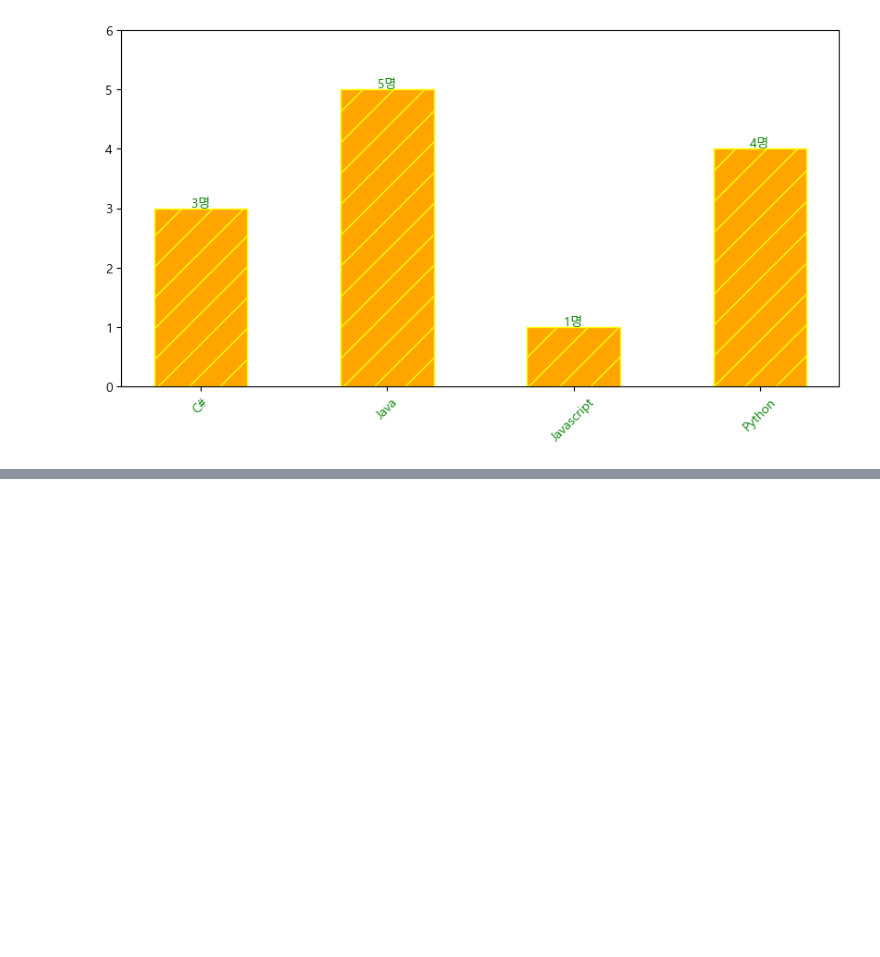
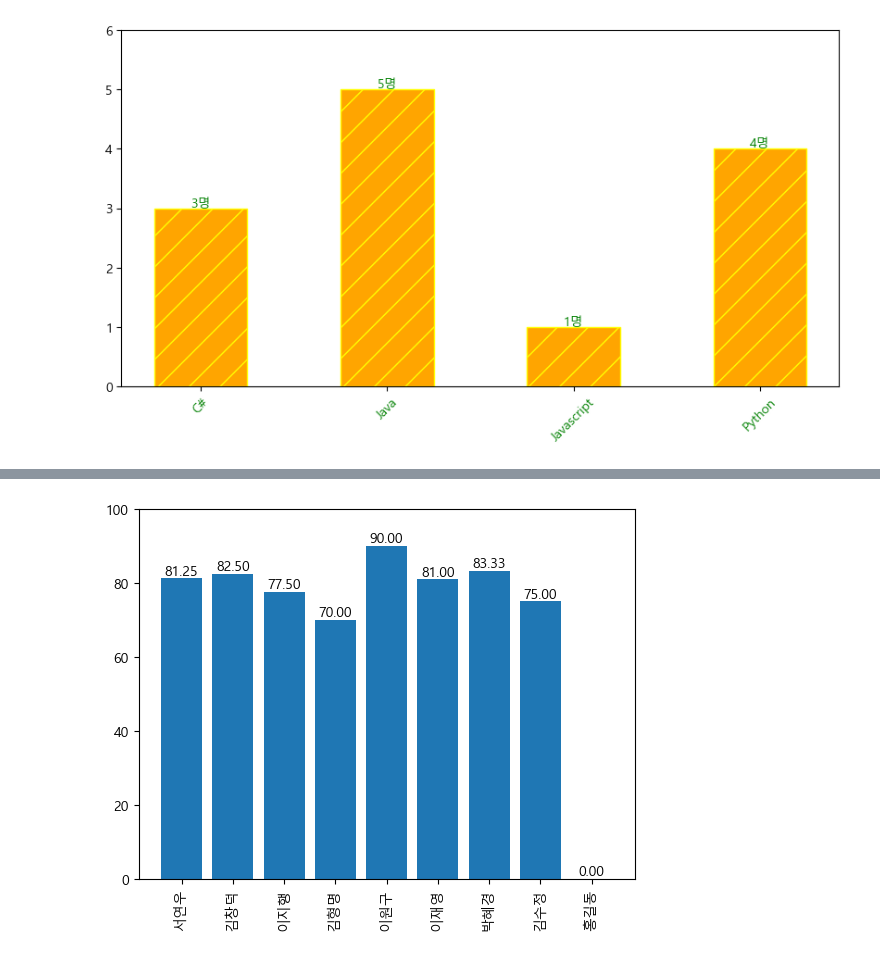
Before and after one commit to Jeongchani/AI_python, a Jupyter notebook: 04.데이터시각화/08.데이터프레임활용.ipynb, the cells around one changed output, grey strips where cells are left out. Cells and saved outputs as stored; diff of their text form; code cells hidden in the pictures; blank space fills up the shorter version.

```diff
--- a/04.데이터시각화/08.데이터프레임활용.ipynb
+++ b/04.데이터시각화/08.데이터프레임활용.ipynb
@@ -216,3 +216,11 @@ for idx, value in enumerate(values):
     plt.text(idx, value+0.03, f'{value}명', ha='center', color='g', size=10)
 # %% [output]
 [figure]
+# %%
+#학생별(이름) 평균점수
+enroll = pd.read_csv('data/수강.csv')
+group=enroll.groupby('학생번호')['점수'].mean().to_frame()
+stu = pd.read_csv('data/학생.csv')
+merge = stu.merge(group, how='left', on='학생번호')
+merge.fillna({'점수':0}, inplace=True)
+merge
@@ -218,0 +238,9 @@ for idx, value in enumerate(values):
+# %%
+#학생별 평균점수 막대그래프
+plt.bar(merge['학생이름'], merge['점수'])
+plt.ylim(0, 100)
+plt.xticks(merge['학생이름'], rotation=90)
+for idx, grade in enumerate(merge['점수']):
+    plt.text(idx, grade+1, f'{grade:.2f}', ha='center')
+# %% [output]
+[figure, added]
```
Also changed, not shown: parts of 3 cells of this notebook, 6 other files.
